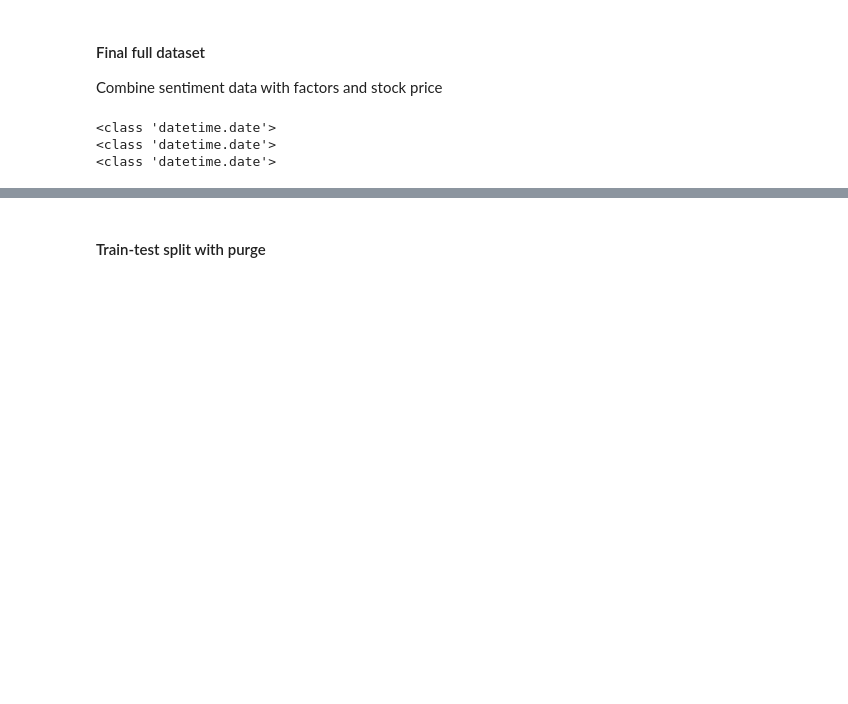
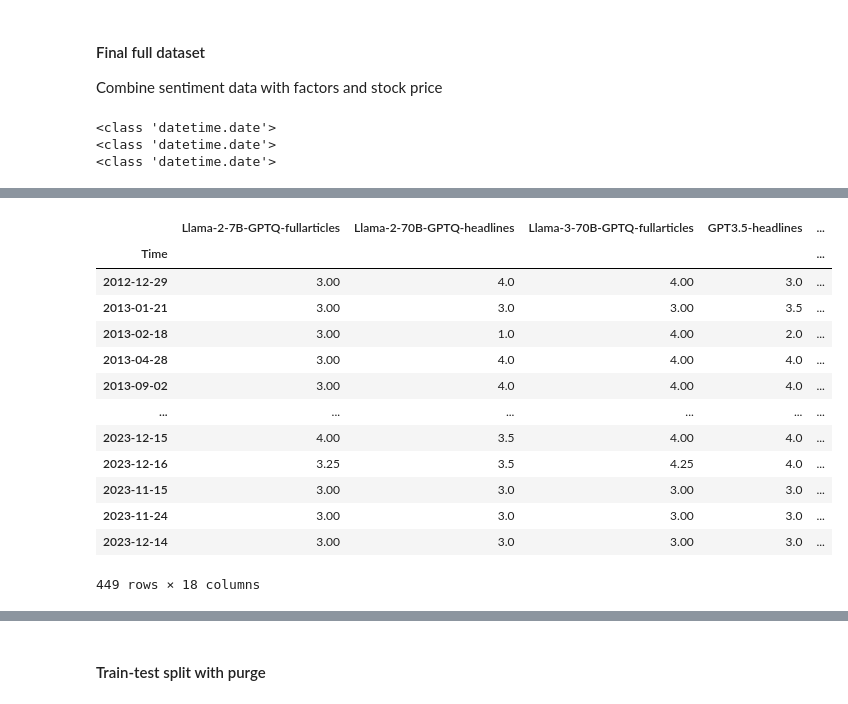
Before and after one commit to gregiberri/llm_financial_sentiment_analysis, a Jupyter notebook: notebooks/7_stock_prediction.ipynb, the cells around one changed output, grey strips where cells are left out. Cells and saved outputs as stored; diff of their text form; code cells hidden in the pictures; blank space fills up the shorter version.

```diff
--- a/notebooks/7_stock_prediction.ipynb
+++ b/notebooks/7_stock_prediction.ipynb
@@ -286,0 +374,20 @@ df_full
+# %%
+m_ind2 = df_full[df_full[ff3.columns].isna().any(axis=1)].index
+df_full.loc[m_ind2, :]
+df_full.loc[m_ind2, ff3.columns] = df_full.loc[m_ind2, ff3.columns].fillna(mod_val)
+df_full.loc[m_ind2, :]
+# %% [output]
+|  | Llama-2-7B-GPTQ-fullarticles | Llama-2-70B-GPTQ-headlines | Llama-3-70B-GPTQ-fullarticles | GPT3.5-headlines | ... |
+| Time |  |  |  |  | ... |
+| 2012-12-29 | 3.00 | 4.0 | 4.00 | 3.0 | ... |
+| 2013-01-21 | 3.00 | 3.0 | 3.00 | 3.5 | ... |
+| 2013-02-18 | 3.00 | 1.0 | 4.00 | 2.0 | ... |
+| 2013-04-28 | 3.00 | 4.0 | 4.00 | 4.0 | ... |
+| 2013-09-02 | 3.00 | 4.0 | 4.00 | 4.0 | ... |
+| ... | ... | ... | ... | ... | ... |
+| 2023-12-15 | 4.00 | 3.5 | 4.00 | 4.0 | ... |
+| 2023-12-16 | 3.25 | 3.5 | 4.25 | 4.0 | ... |
+| 2023-11-15 | 3.00 | 3.0 | 3.00 | 3.0 | ... |
+| 2023-11-24 | 3.00 | 3.0 | 3.00 | 3.0 | ... |
+| 2023-12-14 | 3.00 | 3.0 | 3.00 | 3.0 | ... |
+449 rows × 18 columns
```
Also changed, not shown: parts of 15 cells of this notebook, 1 other file.
